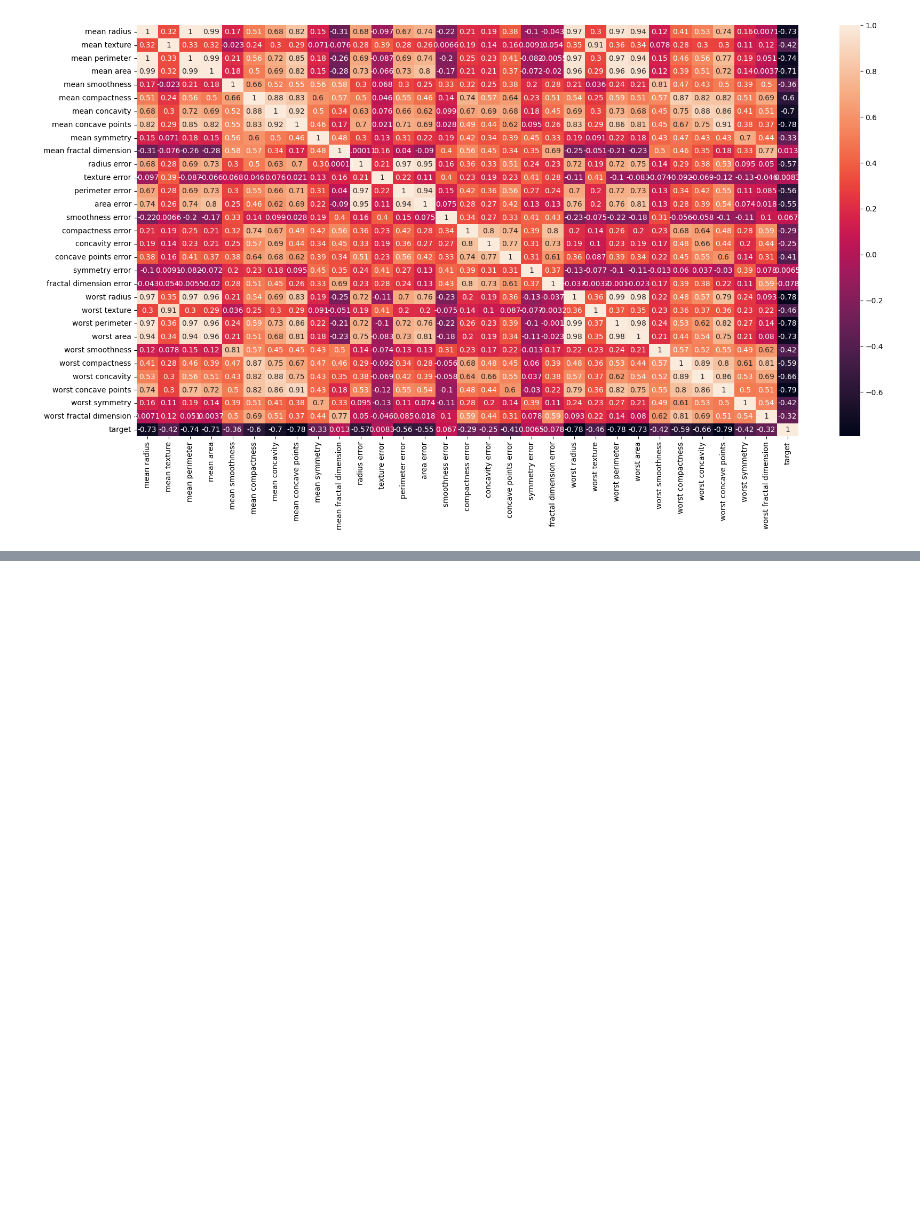
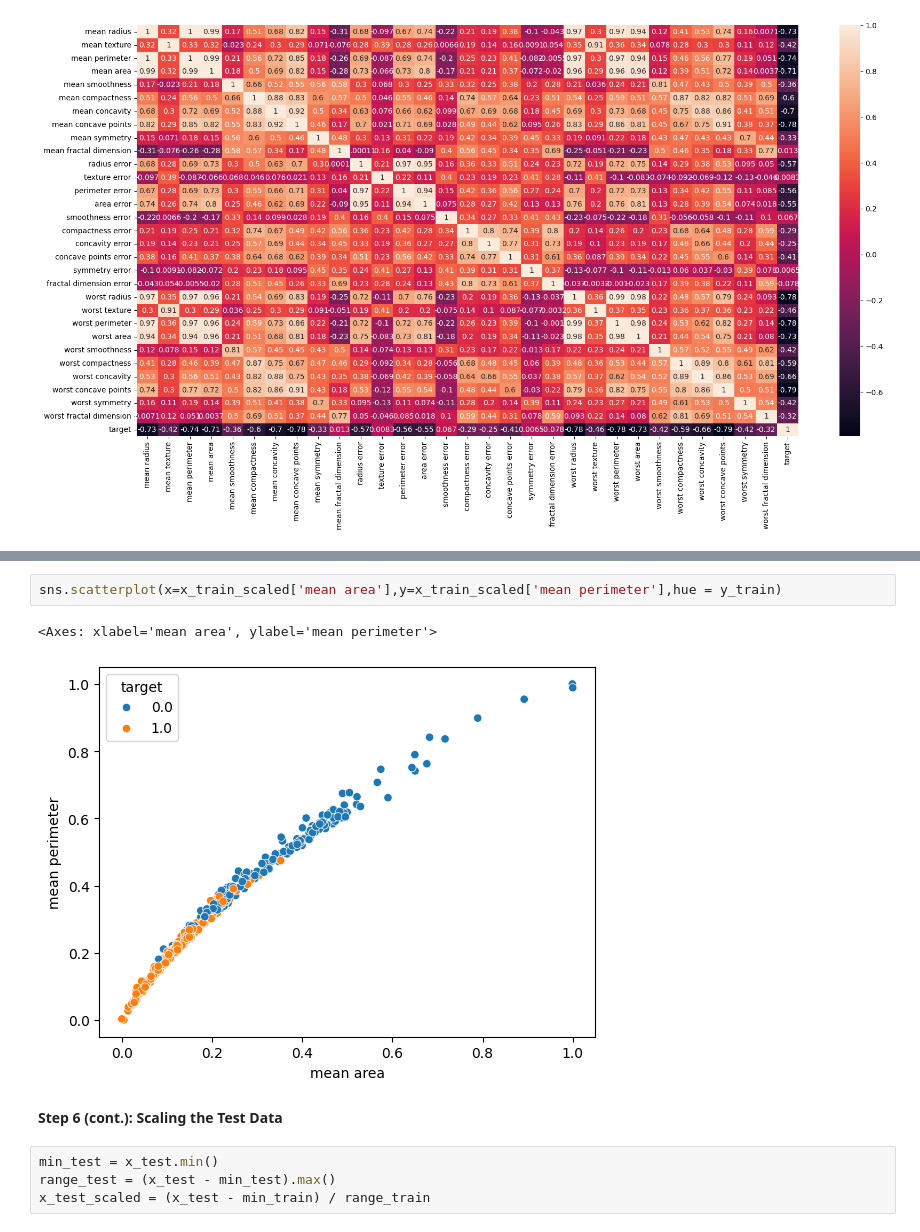
Before and after one commit to NARAYANAN0101/machine-learning-projects, a Jupyter notebook: Breast_Cancer_Classification.ipynb, the cells around one changed output, grey strips where cells are left out. Saved outputs shown, nothing was run; the diff lists cells and outputs as text; blank space fills up the shorter version.

```diff
--- a/Breast_Cancer_Classification.ipynb
+++ b/Breast_Cancer_Classification.ipynb
@@ -143,0 +191,11 @@ sns.heatmap(df_cancer.corr(), annot=True)
+# %%
+sns.scatterplot(x=x_train_scaled['mean area'],y=x_train_scaled['mean perimeter'],hue = y_train)
+# %% [output]
+<Axes: xlabel='mean area', ylabel='mean perimeter'>
+[figure, added]
+# %% [markdown]
+**Step 6 (cont.): Scaling the Test Data**
+# %%
+min_test = x_test.min()
+range_test = (x_test - min_test).max()
+x_test_scaled = (x_test - min_train) / range_train
```
Also changed, not shown: parts of 28 cells of this notebook.
